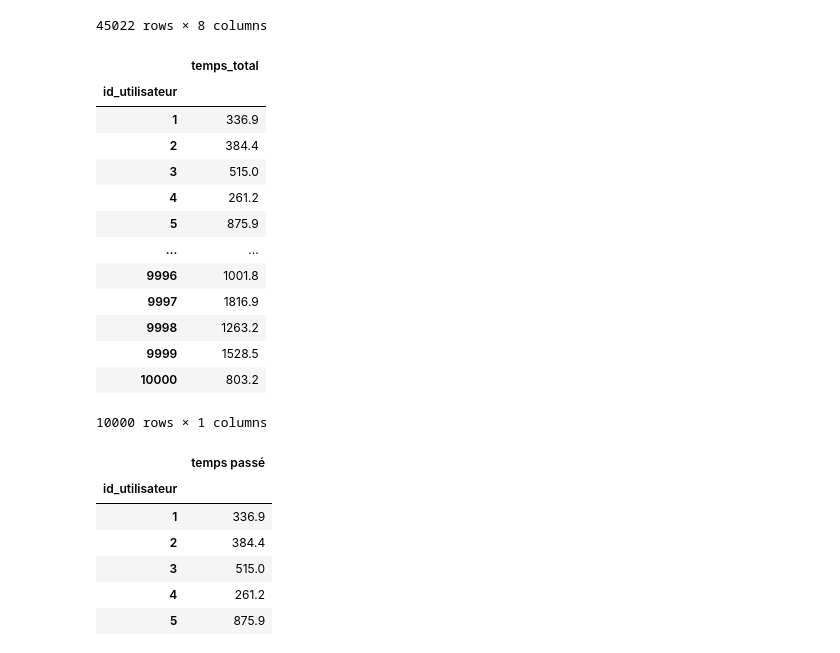
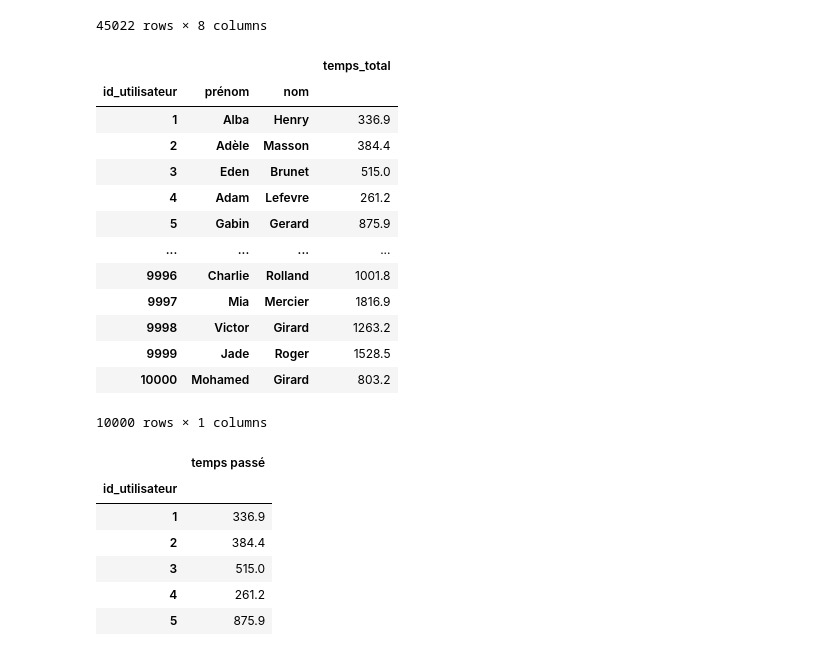
Before and after one commit to ZorroLeVrai/Python.Bureautique, a Jupyter notebook: Notebooks/Exercices/exo_14_2.ipynb, the cells around one changed output. Cells and saved outputs as stored; diff of their text form; code cells hidden in the pictures.

```diff
--- a/Notebooks/Exercices/exo_14_2.ipynb
+++ b/Notebooks/Exercices/exo_14_2.ipynb
@@ -5,7 +5,7 @@
 import pandas as pd
 import os
 # %%
-repertoire = ".\Data\Reseaux"
+repertoire = r"D:\Users\amine\Documents\GitHub\Python.Bureautique\Notebooks\Exercices\Data\Reseaux"
 fichier_utilisateurs = os.path.join(repertoire, "utilisateurs.csv")
 fichier_temps_passe = os.path.join(repertoire, "reseaux_sociaux.csv")
 print("Fichier utilisateurs:", fichier_utilisateurs)
@@ -113,21 +126,21 @@ df_merge
 45022 rows × 8 columns
 # %%
 # 5. Calculez le nombre d'heures total passé par utilisateur
-df_merge.groupby(["id_utilisateur"]).agg(temps_total=("temps passé", "sum"))
+df_merge.groupby(["id_utilisateur","prénom","nom"]).agg(temps_total=("temps passé", "sum"))
 # %% [output]
-|  | temps_total |
-| id_utilisateur |  |
-| 1 | 336.9 |
-| 2 | 384.4 |
-| 3 | 515.0 |
-| 4 | 261.2 |
-| 5 | 875.9 |
-| ... | ... |
-| 9996 | 1001.8 |
-| 9997 | 1816.9 |
-| 9998 | 1263.2 |
-| 9999 | 1528.5 |
-| 10000 | 803.2 |
+|  |  |  | temps_total |
+| id_utilisateur | prénom | nom |  |
+| 1 | Alba | Henry | 336.9 |
+| 2 | Adèle | Masson | 384.4 |
+| 3 | Eden | Brunet | 515.0 |
+| 4 | Adam | Lefevre | 261.2 |
+| 5 | Gabin | Gerard | 875.9 |
+| ... | ... | ... | ... |
+| 9996 | Charlie | Rolland | 1001.8 |
+| 9997 | Mia | Mercier | 1816.9 |
+| 9998 | Victor | Girard | 1263.2 |
+| 9999 | Jade | Roger | 1528.5 |
+| 10000 | Mohamed | Girard | 803.2 |
 10000 rows × 1 columns
 # %%
 #autre méthode
```
Also changed, not shown: parts of 12 cells of this notebook, 2 other files.
